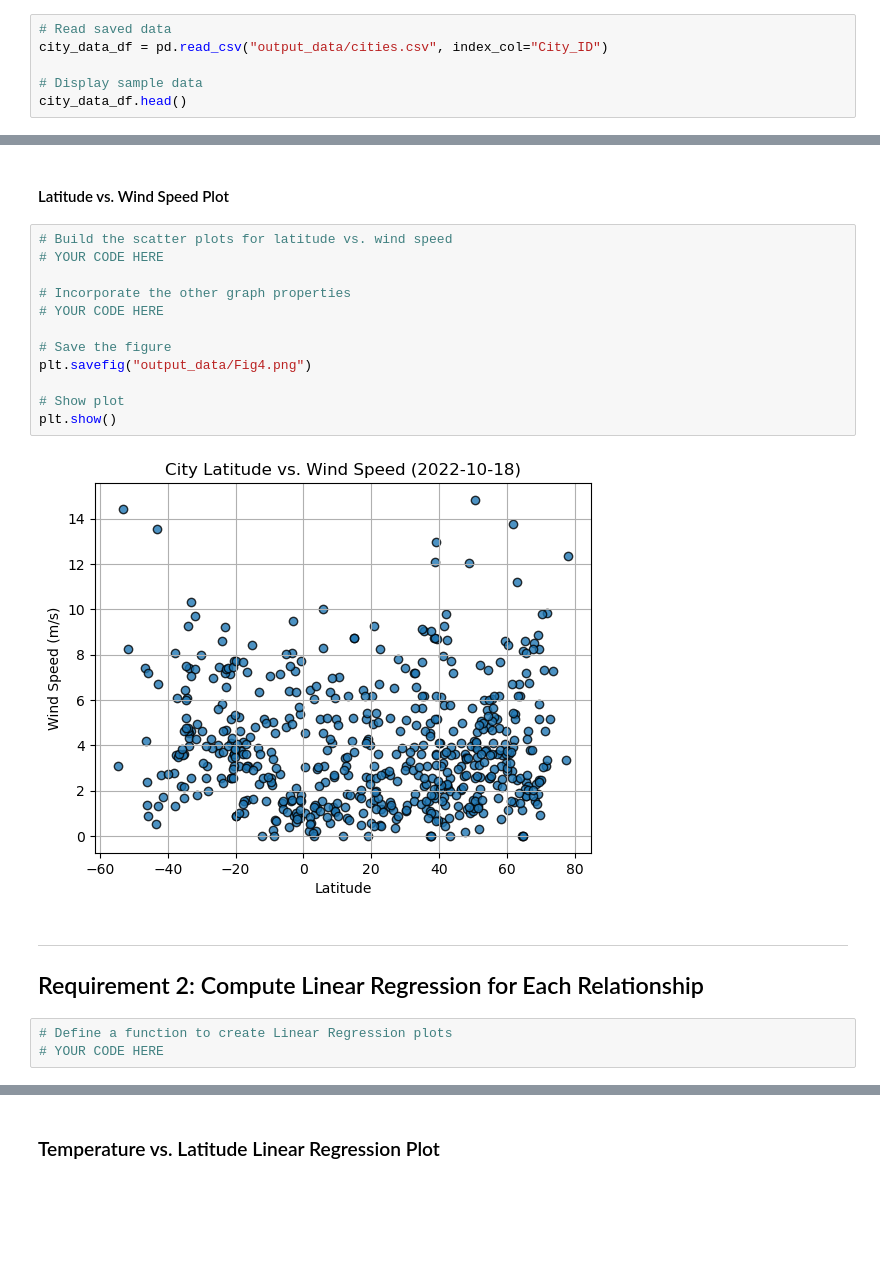
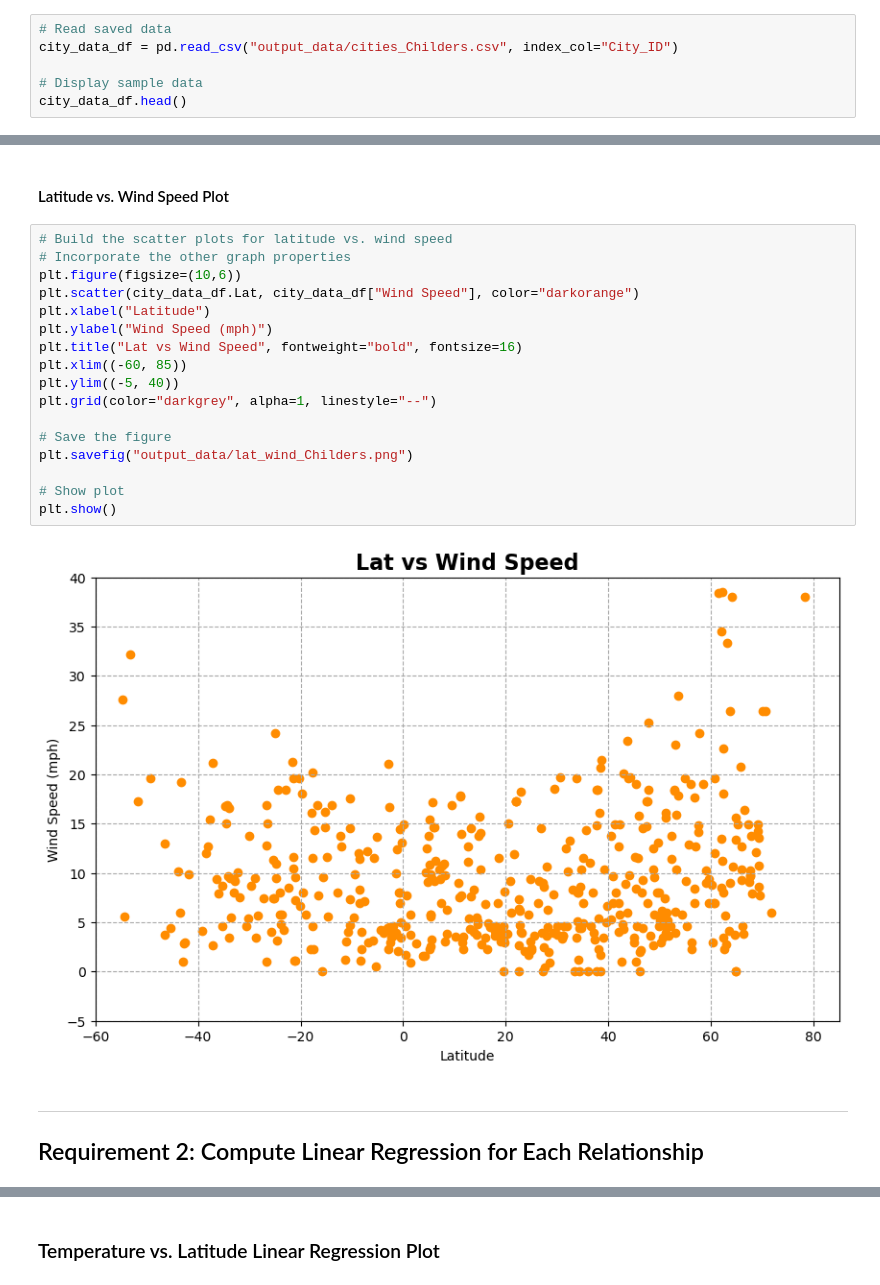
Before and after one commit to Berli85/Childers_SMU_HW_2023, a Jupyter notebook: 06-Python API/Module 6_Childers Submission/Childers_WeatherPy.ipynb, the cells around one changed output, grey strips where cells are left out. Drawn from its saved outputs; the diff is of its cells as text; blank space fills up the shorter version.

```diff
--- a/06-Python API/Module 6_Childers Submission/Childers_WeatherPy.ipynb
+++ b/06-Python API/Module 6_Childers Submission/Childers_WeatherPy.ipynb
@@ -194,6 +232,6 @@ city_data_df.to_csv("output_data/cities.csv", index_label="City_ID")
 # %%
 # Read saved data
-city_data_df = pd.read_csv("output_data/cities.csv", index_col="City_ID")
+city_data_df = pd.read_csv("output_data/cities_Childers.csv", index_col="City_ID")
 
 # Display sample data
 city_data_df.head()
@@ -259,22 +313,24 @@ plt.show()
 #### Latitude vs. Wind Speed Plot
 # %%
 # Build the scatter plots for latitude vs. wind speed
-# YOUR CODE HERE
-
 # Incorporate the other graph properties
-# YOUR CODE HERE
+plt.figure(figsize=(10,6))
+plt.scatter(city_data_df.Lat, city_data_df["Wind Speed"], color="darkorange")
+plt.xlabel("Latitude")
+plt.ylabel("Wind Speed (mph)")
+plt.title("Lat vs Wind Speed", fontweight="bold", fontsize=16)
+plt.xlim((-60, 85))
+plt.ylim((-5, 40))
+plt.grid(color="darkgrey", alpha=1, linestyle="--")
 
 # Save the figure
-plt.savefig("output_data/Fig4.png")
+plt.savefig("output_data/lat_wind_Childers.png")
 
 # Show plot
 plt.show()
 # %% [output]
-[figure, old version]
+[figure, new version]
 # %% [markdown]
 ---
 
 ## Requirement 2: Compute Linear Regression for Each Relationship
-# %%
-# Define a function to create Linear Regression plots
-# YOUR CODE HERE
```
Also changed, not shown: parts of 42 cells of this notebook, 9 other files.
